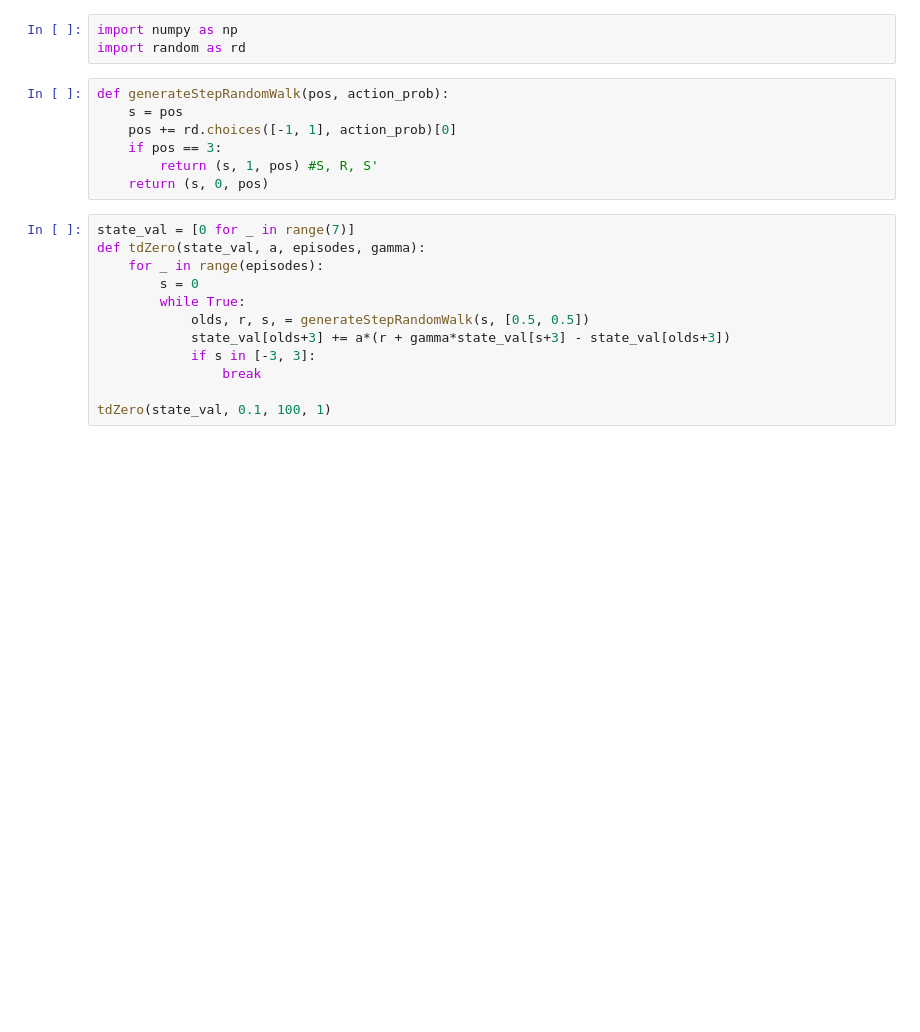
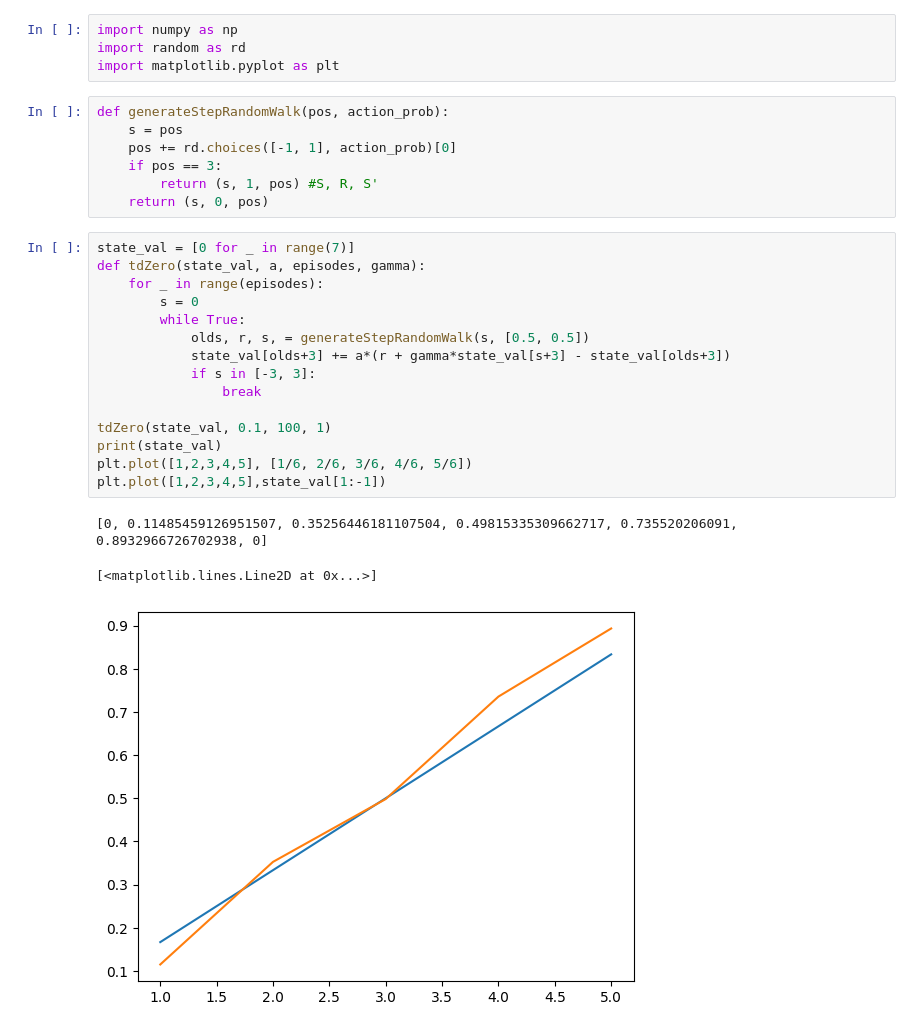
Before and after one commit to vitor-costa-garcia/reinforcement-learning, a Jupyter notebook: 6-tdlearning/tdprediction.ipynb, the cells around one changed output. Cells and saved outputs as stored; diff of their text form; blank space fills up the shorter version.

```diff
--- a/6-tdlearning/tdprediction.ipynb
+++ b/6-tdlearning/tdprediction.ipynb
@@ -1,6 +1,7 @@
 # %%
 import numpy as np
 import random as rd
+import matplotlib.pyplot as plt
 # %%
 def generateStepRandomWalk(pos, action_prob):
     s = pos
@@ -11,15 +12,22 @@ def generateStepRandomWalk(pos, action_prob):
 # %%
 state_val = [0 for _ in range(7)]
 def tdZero(state_val, a, episodes, gamma):
     for _ in range(episodes):
         s = 0
         while True:
             olds, r, s, = generateStepRandomWalk(s, [0.5, 0.5])
             state_val[olds+3] += a*(r + gamma*state_val[s+3] - state_val[olds+3])
             if s in [-3, 3]:
                 break
 
 tdZero(state_val, 0.1, 100, 1)
+print(state_val)
+plt.plot([1,2,3,4,5], [1/6, 2/6, 3/6, 4/6, 5/6])
+plt.plot([1,2,3,4,5],state_val[1:-1])
+# %% [output]
+[0, 0.11485459126951507, 0.35256446181107504, 0.49815335309662717, 0.735520206091, 0.8932966726702938, 0]
+[<matplotlib.lines.Line2D at 0x...>]
+[figure, added]
 # %%
 state_val = [0 for _ in range(7)]
 def constaMC(state_val, a, episodes):
```
Also changed, not shown: parts of 9 cells of this notebook, 1 other file.
